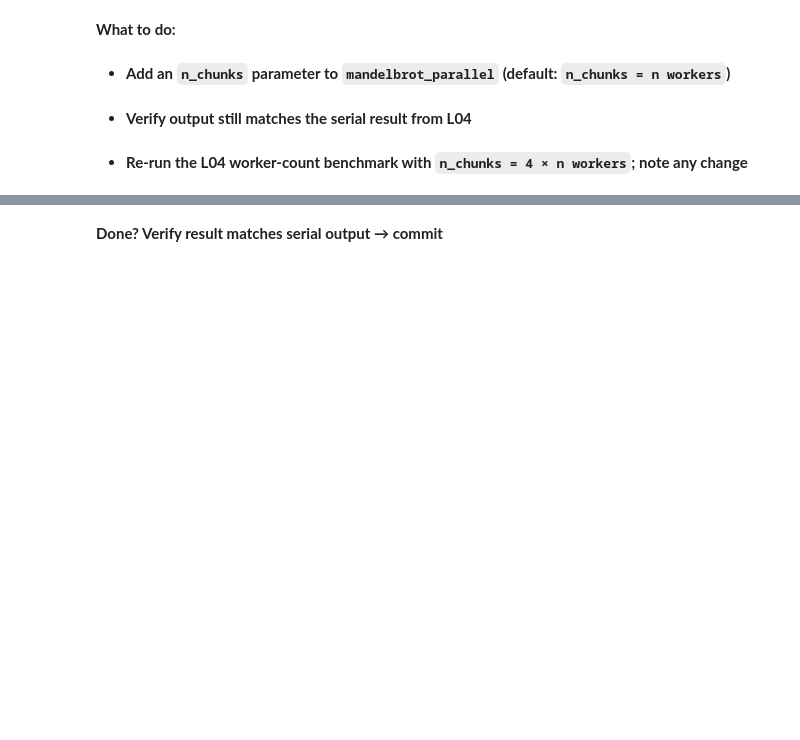
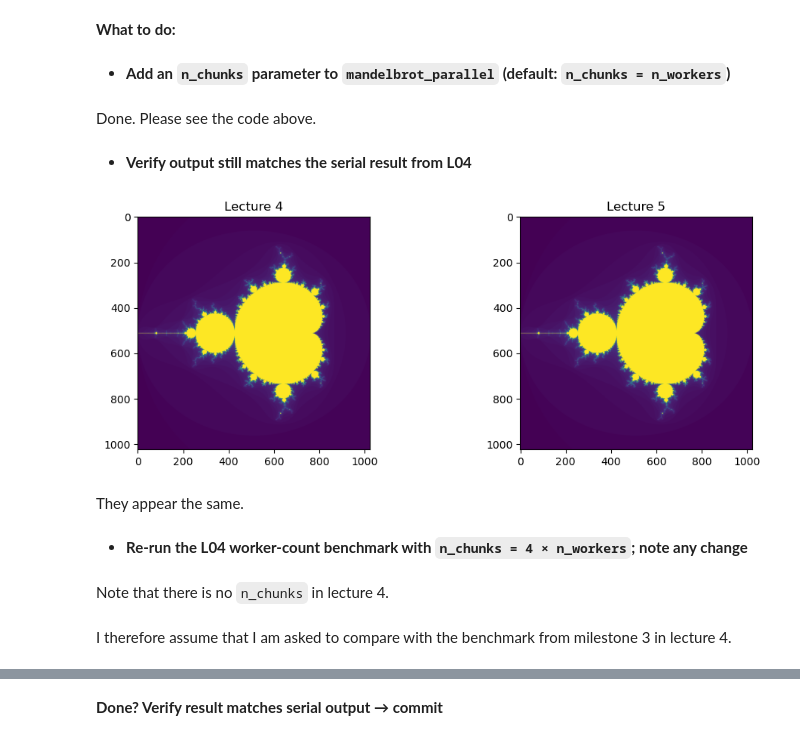
Before and after one commit to NDS8-TCP/nsc-mikkel, a Jupyter notebook: l05_exercises.ipynb, the cells around one changed output, grey strips where cells are left out. Drawn from its saved outputs; the diff is of its cells as text; code cells hidden in the pictures; blank space fills up the shorter version.

Commit message:
l05: milestone 1 done

```diff
--- a/l05_exercises.ipynb
+++ b/l05_exercises.ipynb
@@ -254,14 +254,36 @@ Noted! I discussed it with my neighbour and they saw the same tendency in their
 # %% [markdown]
 ****Goal:** Decouple the number of chunks from the number of workers.**
 # %%
-# From slide 27
+from numba import njit
+
+# From slide 27, with the implementation filled in by me
+# based on lecture 4.
 
 # From L04 (unchanged — add `cache=True`` if not already there):
 @njit(cache=True)
-def mandelbrot_pixel(c_real, c_imag, max_iter): ...
+def mandelbrot_pixel(c_real, c_imag, max_iter):
+    z_real = z_imag = 0.0
+    for i in range(max_iter):
+        zr2 = z_real*z_real
+        zi2 = z_imag*z_imag
+        if zr2 + zi2 > 4.0: return i
+        z_imag = 2.0*z_real*z_imag + c_imag
+        z_real = zr2 - zi2 + c_real
+    return max_iter
+
 @njit(cache=True)
-def mandelbrot_chunk(row_start, row_end, N, x_min, x_max, y_min, y_max, max_iter): ...
-def _worker(args): return mandelbrot_chunk(*args) # plain Python, must be module-level
+def mandelbrot_chunk(row_start, row_end, N, x_min, x_max, y_min, y_max, max_iter):
+    out = np.empty((row_end - row_start, N), dtype=np.int32)
+    dx = (x_max - x_min) / N
+    dy = (y_max - y_min) / N
+    for r in range(row_end - row_start):
+        c_imag = y_min + (r + row_start) * dy
+        for col in range(N):
+            out[r, col] = mandelbrot_pixel(x_min + col*dx, c_imag, max_iter)
+    return out
+
+def _worker(args):
+    return mandelbrot_chunk(*args) # plain Python, must be module-level
 # %%
 # From slide 27
 
@@ -284,6 +306,8 @@ def mandelbrot_parallel(N, x_min, x_max, y_min, y_max,
 # %% [markdown]
 ****What to do:****
 # %% [markdown]
-- **Add an `n_chunks` parameter to `mandelbrot_parallel` (default: `n_chunks = n workers`)**
+- **Add an `n_chunks` parameter to `mandelbrot_parallel` (default: `n_chunks = n_workers`)**
+# %% [markdown]
+Done. Please see the code above.
 # %% [markdown]
 - **Verify output still matches the serial result from L04**
@@ -290,2 +352,19 @@ def mandelbrot_parallel(N, x_min, x_max, y_min, y_max,
+# %%
+l04_image = mandelbrot_serial_l04(1024, -2, 1, -1.5, 1.5, 100)
+l05_image = mandelbrot_parallel(1024, -2, 1, -1.5, 1.5, 100, n_workers=os.cpu_count()//2)
+
+
+fig, axes = plt.subplots(1, 2, figsize=(12, 4))
+axes[0].imshow(l04_image)
+axes[0].set_title("Lecture 4")
+axes[1].imshow(l05_image)
+axes[1].set_title("Lecture 5")
+plt.show()
+# %% [output]
+[figure, added]
+# %% [markdown]
+They appear the same.
 # %% [markdown]
-- **Re-run the L04 worker-count benchmark with `n_chunks = 4 × n workers`; note any change**
+- **Re-run the L04 worker-count benchmark with `n_chunks = 4 × n_workers`; note any change**
+# %% [markdown]
+Note that there is no `n_chunks` in lecture 4.
@@ -291,0 +373,2 @@ def mandelbrot_parallel(N, x_min, x_max, y_min, y_max,
+# %% [markdown]
+I therefore assume that I am asked to compare with the benchmark from milestone 3 in lecture 4.
```
Also changed, not shown: parts of 7 cells of this notebook.
